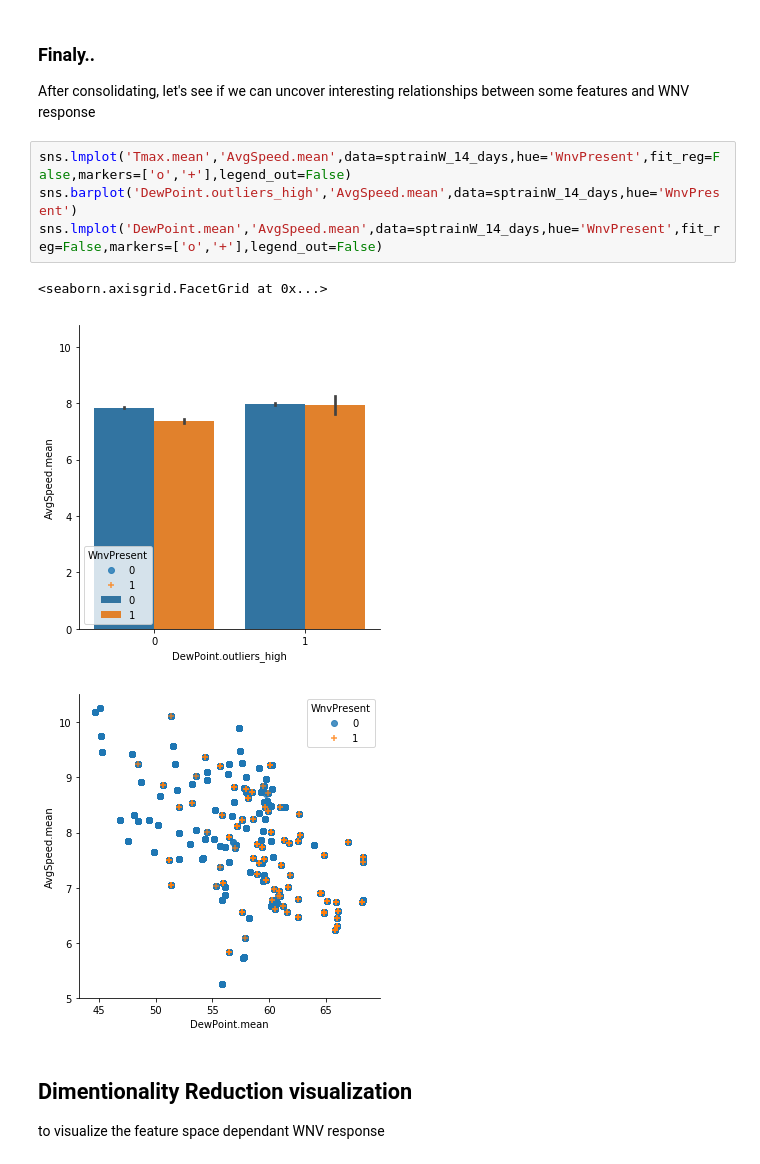
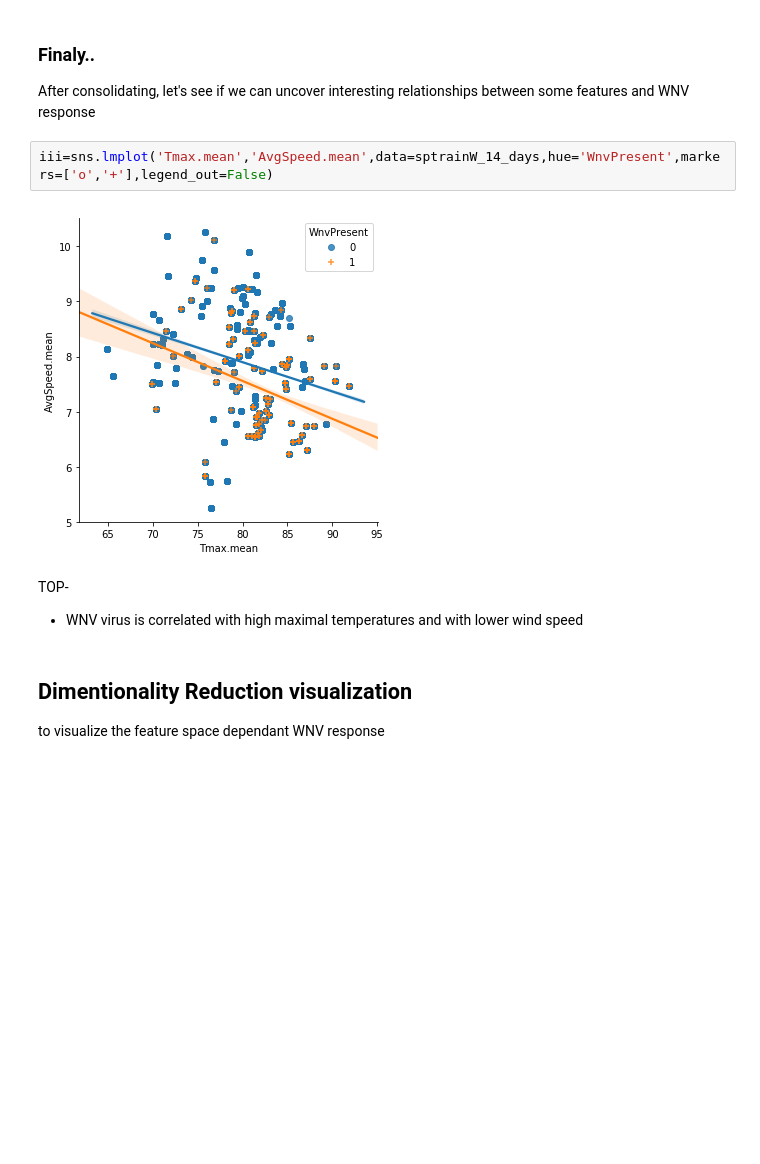
Before and after one commit to Erolino/WestNileVirus_Detection, a Jupyter notebook: WestNileVirus_Detection.ipynb, the cells around one changed output. Cells and saved outputs as stored; diff of their text form; blank space fills up the shorter version.

```diff
--- a/WestNileVirus_Detection.ipynb
+++ b/WestNileVirus_Detection.ipynb
@@ -1673,13 +278,12 @@ os.path.join(directory_path,'sptrainW_14_days.csv')
 ### Finaly..
 After consolidating, let's see if we can uncover interesting relationships between some features and WNV response
 # %%
-sns.lmplot('Tmax.mean','AvgSpeed.mean',data=sptrainW_14_days,hue='WnvPresent',fit_reg=False,markers=['o','+'],legend_out=False)
-sns.barplot('DewPoint.outliers_high','AvgSpeed.mean',data=sptrainW_14_days,hue='WnvPresent')
-sns.lmplot('DewPoint.mean','AvgSpeed.mean',data=sptrainW_14_days,hue='WnvPresent',fit_reg=False,markers=['o','+'],legend_out=False)
+iii=sns.lmplot('Tmax.mean','AvgSpeed.mean',data=sptrainW_14_days,hue='WnvPresent',markers=['o','+'],legend_out=False)
 # %% [output]
-<seaborn.axisgrid.FacetGrid at 0x...>
-[figure, old version]
+[figure, new version]
-[figure, removed]
+# %% [markdown]
+TOP-
+* WNV virus is correlated with high maximal temperatures and with lower wind speed
 # %% [markdown]
 ## Dimentionality Reduction visualization
 to visualize the feature space dependant WNV response
```
Also changed, not shown: parts of 312 cells of this notebook, 1 other file.
